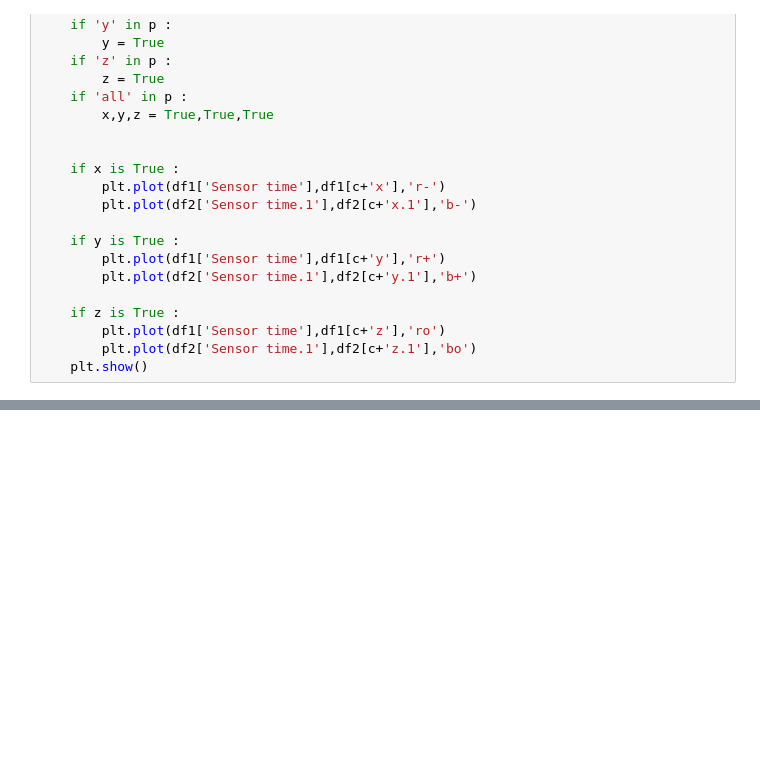
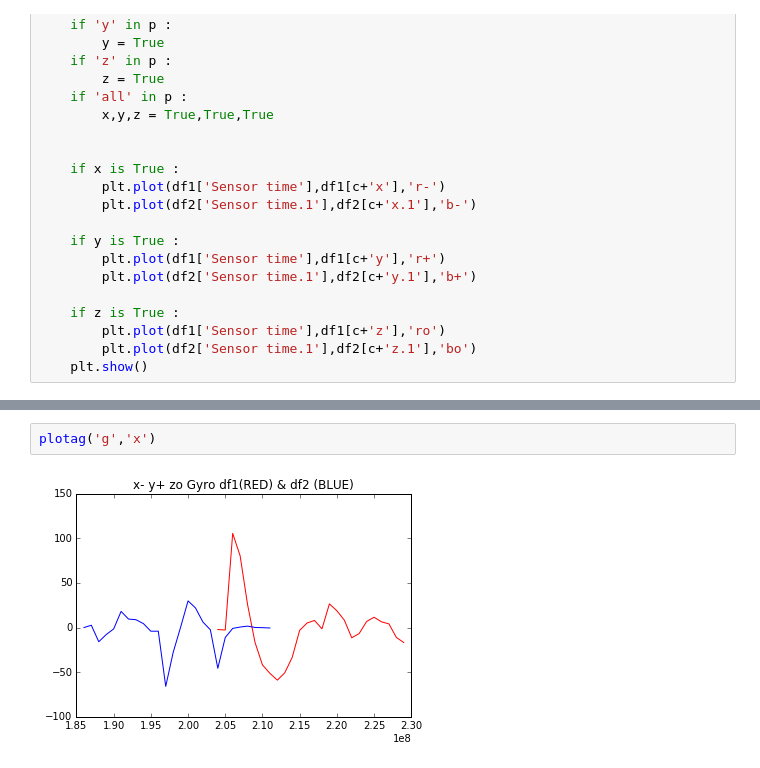
Before and after one commit to famishedrover/boschcat, a Jupyter notebook: firstBosch.ipynb, the cells around one changed output, grey strips where cells are left out. Cells and saved outputs as stored; diff of their text form; blank space fills up the shorter version.

```diff
--- a/firstBosch.ipynb
+++ b/firstBosch.ipynb
@@ -212 +220,5 @@ def plotag(c,p='all'):
+# %%
+plotag('g','x')
+# %% [output]
+[figure, added]
 # %%
```
Also changed, not shown: parts of 5 cells of this notebook.
